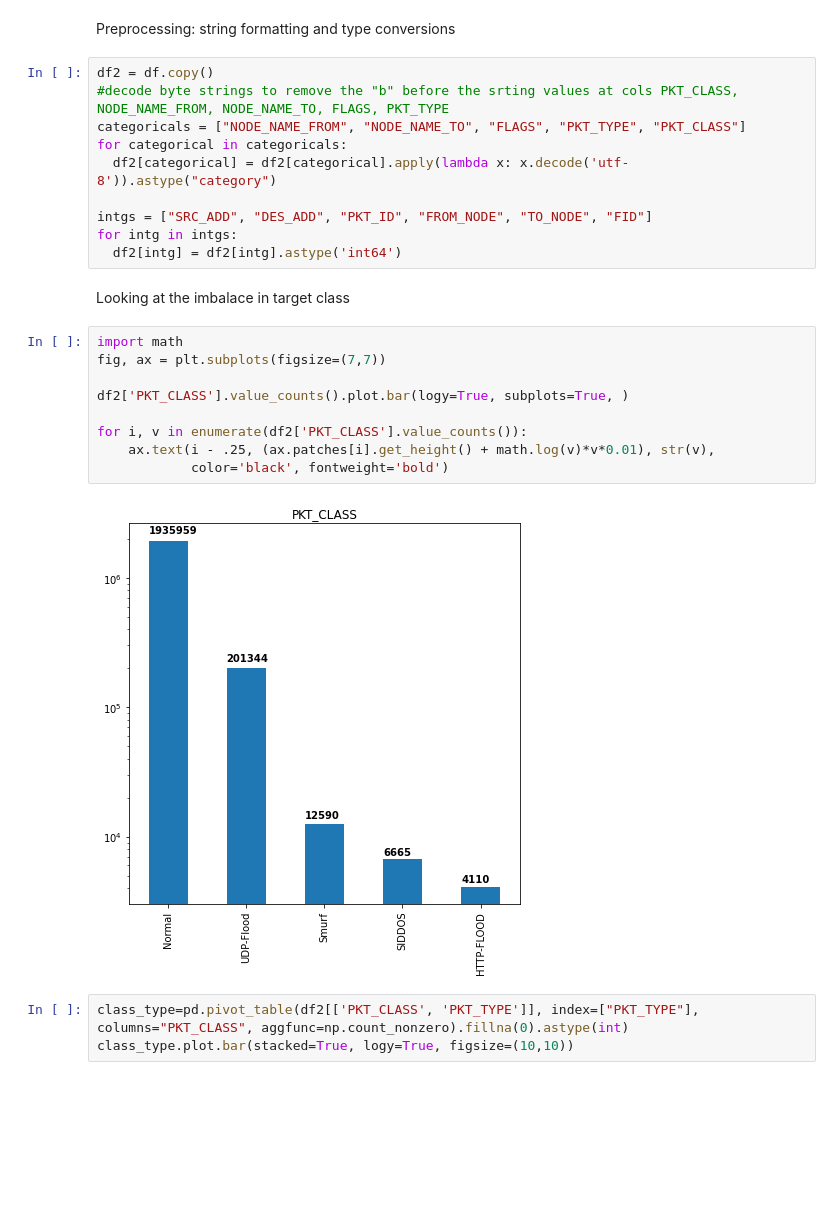
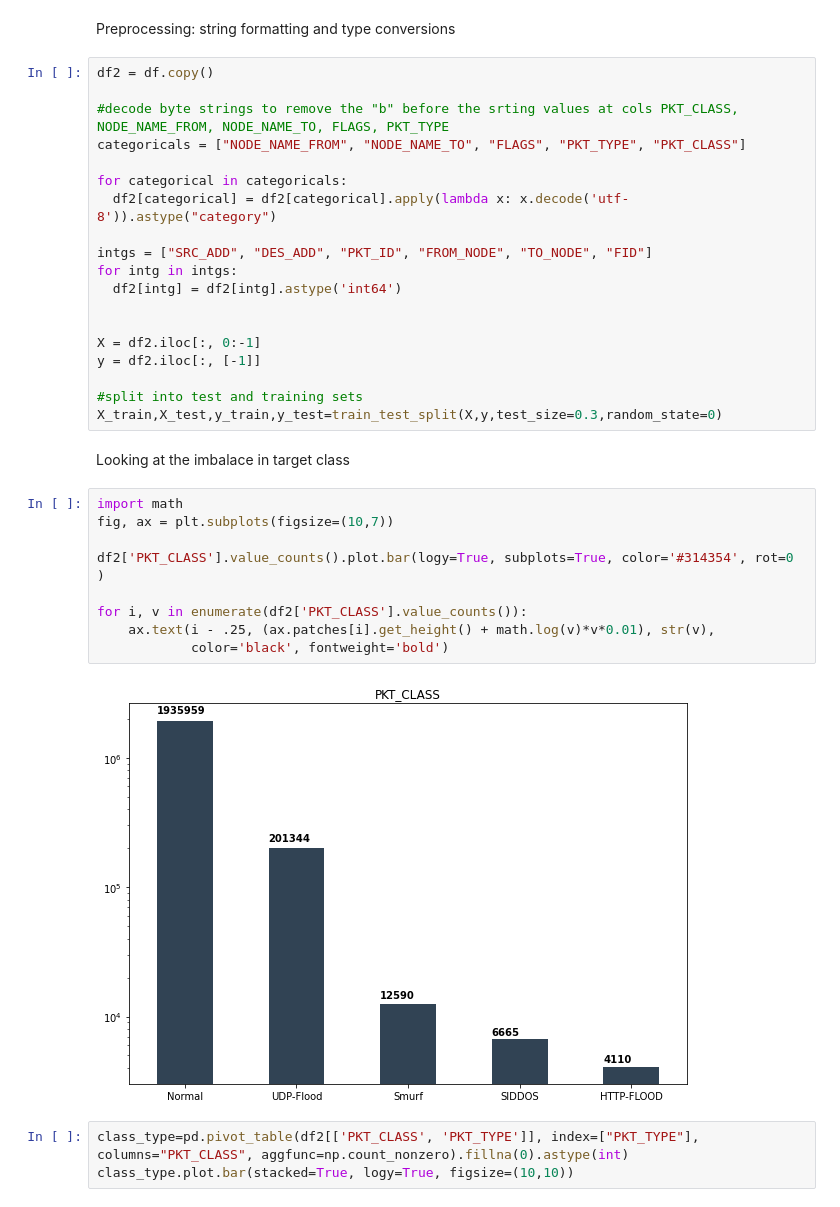
Before and after one commit to CatarinaL/ddosLogs, a Jupyter notebook: class_balance_and_redimensioning.ipynb, the cells around one changed output. Saved outputs shown, nothing was run; the diff lists cells and outputs as text; blank space fills up the shorter version.

```diff
--- a/class_balance_and_redimensioning.ipynb
+++ b/class_balance_and_redimensioning.ipynb
@@ -63,27 +68,36 @@ Mounted at /content/drive
 Preprocessing: string formatting and type conversions
 # %%
 df2 = df.copy()
+
 #decode byte strings to remove the "b" before the srting values at cols PKT_CLASS, NODE_NAME_FROM, NODE_NAME_TO, FLAGS, PKT_TYPE
 categoricals = ["NODE_NAME_FROM", "NODE_NAME_TO", "FLAGS", "PKT_TYPE", "PKT_CLASS"]
+
 for categorical in categoricals:
   df2[categorical] = df2[categorical].apply(lambda x: x.decode('utf-8')).astype("category")
 
 intgs = ["SRC_ADD", "DES_ADD", "PKT_ID", "FROM_NODE", "TO_NODE", "FID"]
 for intg in intgs:
   df2[intg] = df2[intg].astype('int64')
+
+
+X = df2.iloc[:, 0:-1]
+y = df2.iloc[:, [-1]]
+
+#split into test and training sets
+X_train,X_test,y_train,y_test=train_test_split(X,y,test_size=0.3,random_state=0)
 # %% [markdown]
 Looking at the imbalace in target class
 # %%
 import math
-fig, ax = plt.subplots(figsize=(7,7))
+fig, ax = plt.subplots(figsize=(10,7))
 
-df2['PKT_CLASS'].value_counts().plot.bar(logy=True, subplots=True, )
+df2['PKT_CLASS'].value_counts().plot.bar(logy=True, subplots=True, color='#314354', rot=0 )
 
 for i, v in enumerate(df2['PKT_CLASS'].value_counts()):
     ax.text(i - .25, (ax.patches[i].get_height() + math.log(v)*v*0.01), str(v),
             color='black', fontweight='bold')
 # %% [output]
-[figure, old version]
+[figure, new version]
 # %%
 class_type=pd.pivot_table(df2[['PKT_CLASS', 'PKT_TYPE']], index=["PKT_TYPE"], columns="PKT_CLASS", aggfunc=np.count_nonzero).fillna(0).astype(int)
 class_type.plot.bar(stacked=True, logy=True, figsize=(10,10))
```
Also changed, not shown: parts of 13 cells of this notebook.
